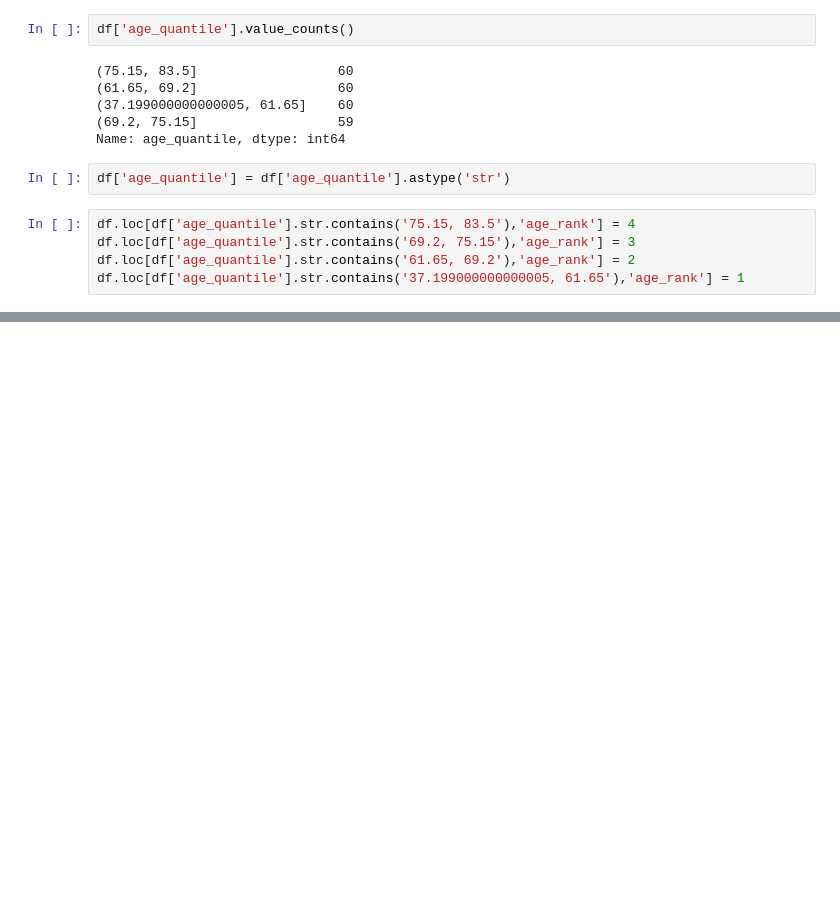
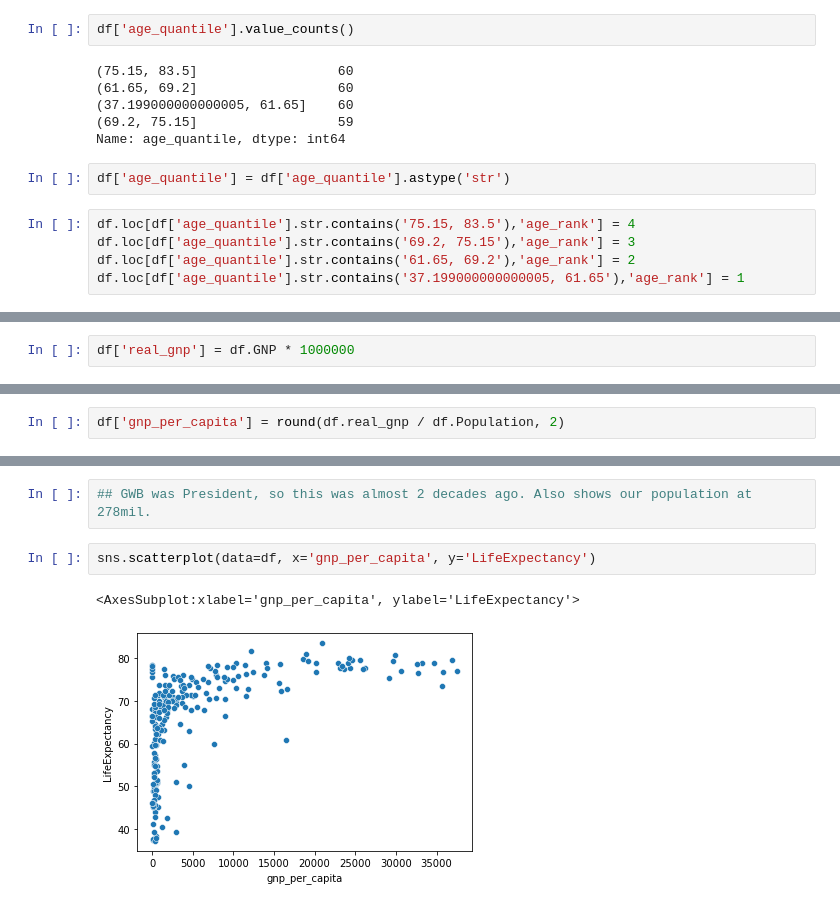
Before and after one commit to matt-c-knight/classification_side_project, a Jupyter notebook: explore.ipynb, the cells around one changed output, grey strips where cells are left out. Cells and saved outputs as stored; diff of their text form; blank space fills up the shorter version.

```diff
--- a/explore.ipynb
+++ b/explore.ipynb
@@ -241,0 +319,2 @@ df.loc[df['age_quantile'].str.contains('37.199000000000005, 61.65'),'age_rank']
+# %%
+df['real_gnp'] = df.GNP * 1000000
@@ -241,0 +330,2 @@ df.loc[df['age_quantile'].str.contains('37.199000000000005, 61.65'),'age_rank']
+# %%
+df['gnp_per_capita'] = round(df.real_gnp / df.Population, 2)
@@ -241,0 +348,7 @@ df.loc[df['age_quantile'].str.contains('37.199000000000005, 61.65'),'age_rank']
+# %%
+## GWB was President, so this was almost 2 decades ago. Also shows our population at 278mil.
+# %%
+sns.scatterplot(data=df, x='gnp_per_capita', y='LifeExpectancy')
+# %% [output]
+<AxesSubplot:xlabel='gnp_per_capita', ylabel='LifeExpectancy'>
+[figure, added]
```
Also changed, not shown: parts of 32 cells of this notebook, 3 other files.
